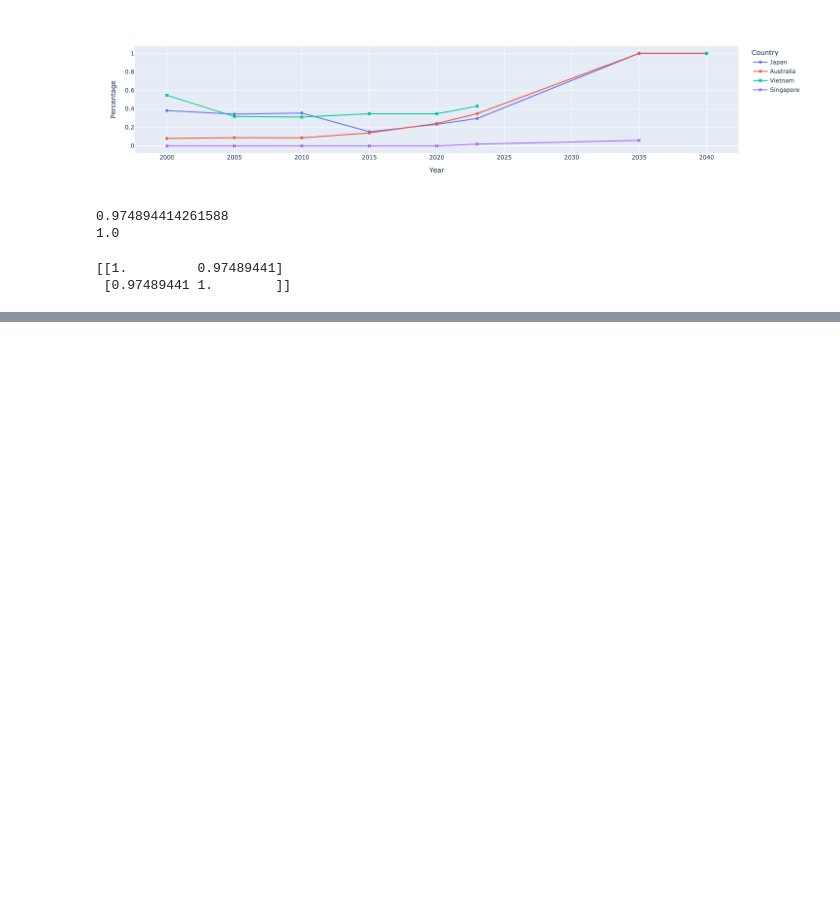
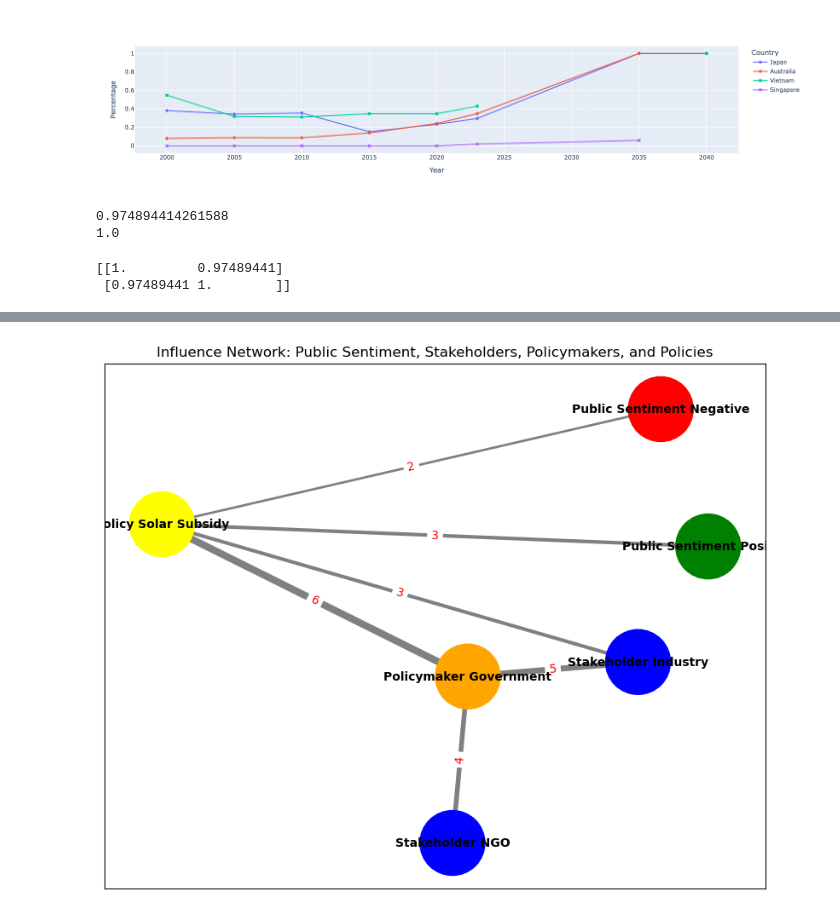
Before and after one commit to bay1900/solar-interactive-dashboard, a Jupyter notebook: interactive_dashboard.ipynb, the cells around one changed output, grey strips where cells are left out. Saved outputs shown, nothing was run; the diff lists cells and outputs as text; code cells hidden in the pictures; blank space fills up the shorter version.

```diff
--- a/interactive_dashboard.ipynb
+++ b/interactive_dashboard.ipynb
@@ -624,3 +622,70 @@ df.head()
 | 2 | 0.085299 | 0.050680 | 0.044451 | -0.005670 | -0.045599 | -0.034194 | -0.032356 | -0.002592 | 0.002861 | -0.025930 | 141.0 |
 | 3 | -0.089063 | -0.044642 | -0.011595 | -0.036656 | 0.012191 | 0.024991 | -0.036038 | 0.034309 | 0.022688 | -0.009362 | 206.0 |
 | 4 | 0.005383 | -0.044642 | -0.036385 | 0.021872 | 0.003935 | 0.015596 | 0.008142 | -0.002592 | -0.031988 | -0.046641 | 135.0 |
+# %%
+import networkx as nx
+import matplotlib.pyplot as plt
+
+# Sample Nodes (with categories)
+nodes = [
+    ('Public Sentiment Positive', {'category': 'Sentiment'}),
+    ('Public Sentiment Negative', {'category': 'Sentiment'}),
+    ('Stakeholder NGO', {'category': 'Stakeholder'}),
+    ('Stakeholder Industry', {'category': 'Stakeholder'}),
+    ('Policymaker Government', {'category': 'Policymaker'}),
+    ('Policy Solar Subsidy', {'category': 'Policy'})
+]
+
+# Sample Edges (with weights representing influence strength)
+edges = [
+    ('Public Sentiment Positive', 'Policy Solar Subsidy', 3),   # Positive sentiment supports the policy
+    ('Public Sentiment Negative', 'Policy Solar Subsidy', 2),   # Negative sentiment opposes the policy
+    ('Stakeholder NGO', 'Policymaker Government', 4),          # NGO lobbies the government
+    ('Stakeholder Industry', 'Policymaker Government', 5),     # Industry influences the government
+    ('Stakeholder Industry', 'Policy Solar Subsidy', 3),       # Industry directly influences the policy
+    ('Policymaker Government', 'Policy Solar Subsidy', 6),     # Government decides on the policy
+]
+
+
+
+
+# Create a directed graph
+G = nx.DiGraph()
+
+# Add nodes with categories
+for node, data in nodes:
+    G.add_node(node, **data)
+
+# Add edges with weights
+for source, target, weight in edges:
+    G.add_edge(source, target, weight=weight)
+
+# Set up color mapping for nodes based on categories
+color_map = []
+for node in G.nodes(data=True):
+    if node[1]['category'] == 'Sentiment':
+        color_map.append('green' if 'Positive' in node[0] else 'red')
+    elif node[1]['category'] == 'Stakeholder':
+        color_map.append('blue')
+    elif node[1]['category'] == 'Policymaker':
+        color_map.append('orange')
+    else:
+        color_map.append('yellow')
+
+# Set up edge thickness based on weights
+edge_weights = [G[u][v]['weight'] for u, v in G.edges()]
+
+# Layout for better visualization
+pos = nx.spring_layout(G)
+
+# Draw the graph
+plt.figure(figsize=(10, 8))
+nx.draw_networkx_nodes(G, pos, node_color=color_map, node_size=3000)
+nx.draw_networkx_labels(G, pos, font_size=10, font_weight='bold')
+nx.draw_networkx_edges(G, pos, width=edge_weights, edge_color='gray')
+nx.draw_networkx_edge_labels(G, pos, edge_labels={(u, v): G[u][v]['weight'] for u, v in G.edges()}, font_color='red')
+
+plt.title('Influence Network: Public Sentiment, Stakeholders, Policymakers, and Policies')
+plt.show()
+# %% [output]
+[figure, added]
```
Also changed, not shown: parts of 5 cells of this notebook, 2 other files.
